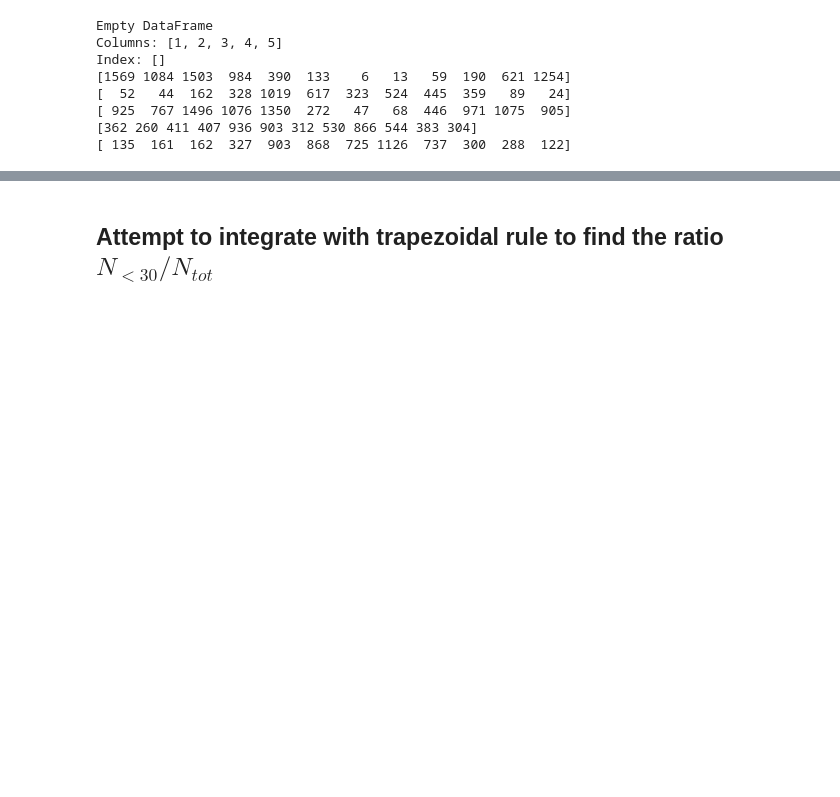
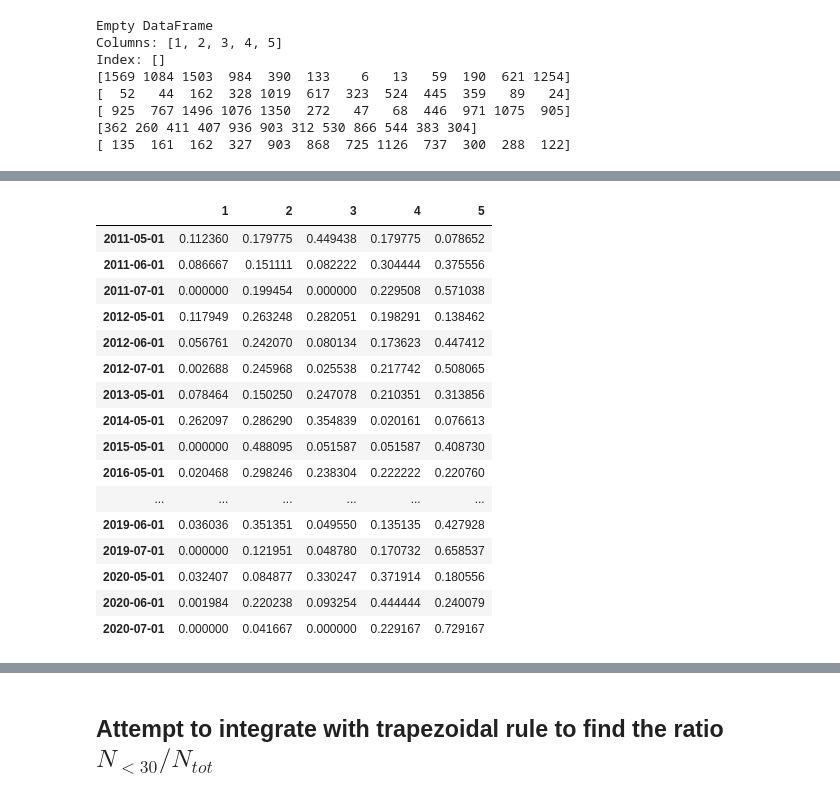
Before and after one commit to eScience-course/Tjaernoe2022-group3, a Jupyter notebook: notebooks/Load and analyze DMPS data.ipynb, the cells around one changed output, grey strips where cells are left out. Saved outputs shown, nothing was run; the diff lists cells and outputs as text; code cells hidden in the pictures; blank space fills up the shorter version.

```diff
--- a/notebooks/Load and analyze DMPS data.ipynb
+++ b/notebooks/Load and analyze DMPS data.ipynb
@@ -1172,0 +1258,20 @@ df_cluster.loc[:,'date'] = df_cluster.loc[:,'date'] - df_cluster.loc[:,'date'][0
+# %%
+df_norm_summer
+# %% [output]
+|  | 1 | 2 | 3 | 4 | 5 |
+| 2011-05-01 | 0.112360 | 0.179775 | 0.449438 | 0.179775 | 0.078652 |
+| 2011-06-01 | 0.086667 | 0.151111 | 0.082222 | 0.304444 | 0.375556 |
+| 2011-07-01 | 0.000000 | 0.199454 | 0.000000 | 0.229508 | 0.571038 |
+| 2012-05-01 | 0.117949 | 0.263248 | 0.282051 | 0.198291 | 0.138462 |
+| 2012-06-01 | 0.056761 | 0.242070 | 0.080134 | 0.173623 | 0.447412 |
+| 2012-07-01 | 0.002688 | 0.245968 | 0.025538 | 0.217742 | 0.508065 |
+| 2013-05-01 | 0.078464 | 0.150250 | 0.247078 | 0.210351 | 0.313856 |
+| 2014-05-01 | 0.262097 | 0.286290 | 0.354839 | 0.020161 | 0.076613 |
+| 2015-05-01 | 0.000000 | 0.488095 | 0.051587 | 0.051587 | 0.408730 |
+| 2016-05-01 | 0.020468 | 0.298246 | 0.238304 | 0.222222 | 0.220760 |
+| ... | ... | ... | ... | ... | ... |
+| 2019-06-01 | 0.036036 | 0.351351 | 0.049550 | 0.135135 | 0.427928 |
+| 2019-07-01 | 0.000000 | 0.121951 | 0.048780 | 0.170732 | 0.658537 |
+| 2020-05-01 | 0.032407 | 0.084877 | 0.330247 | 0.371914 | 0.180556 |
+| 2020-06-01 | 0.001984 | 0.220238 | 0.093254 | 0.444444 | 0.240079 |
+| 2020-07-01 | 0.000000 | 0.041667 | 0.000000 | 0.229167 | 0.729167 |
```
Also changed, not shown: parts of 27 cells of this notebook.
